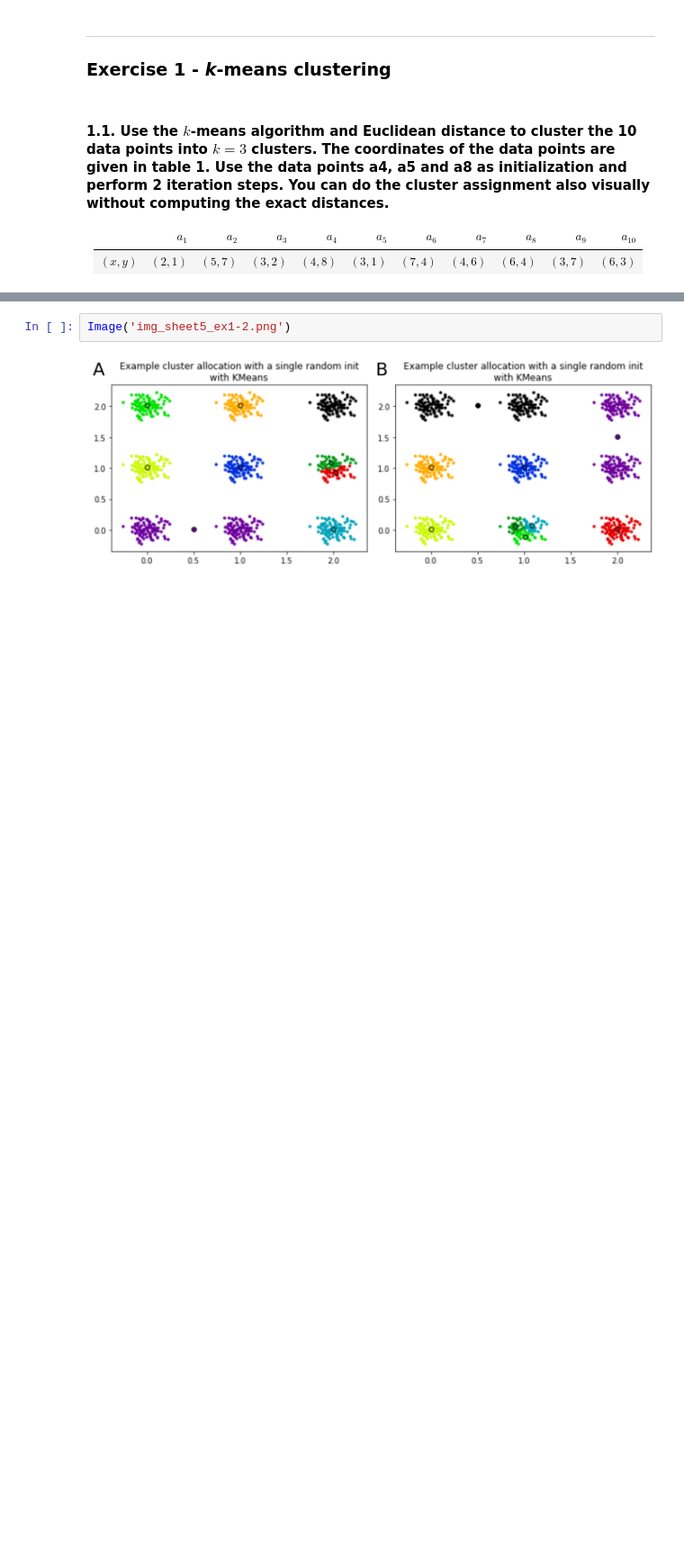
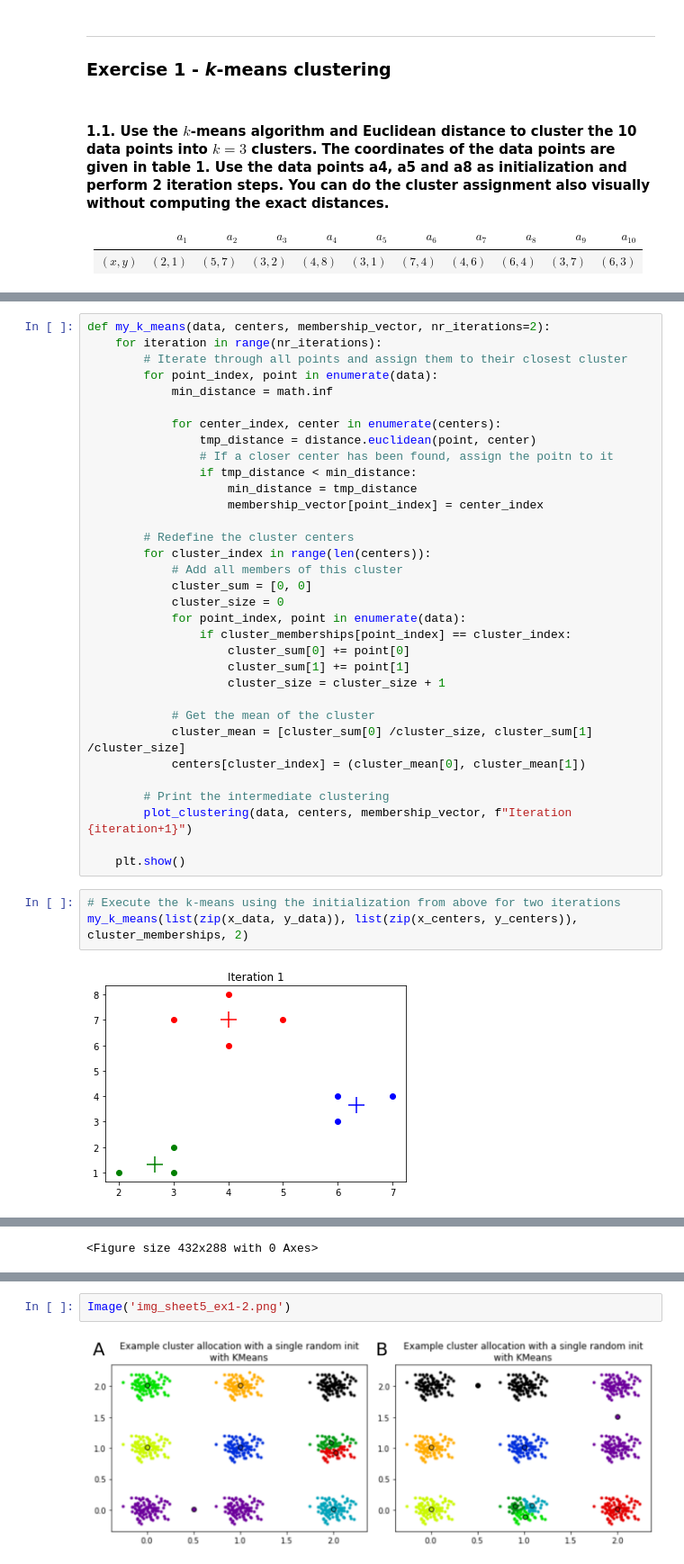
Before and after one commit to FabriceBeaumont/MA-INF_4216_Biomedical_DS_and_AI, a Jupyter notebook: Sheet5/Assignment5_Solutions.ipynb, the cells around one changed output, grey strips where cells are left out. Shown at 90% size. Drawn from its saved outputs; the diff is of its cells as text; blank space fills up the shorter version.

Commit message:
Solved 1.1 - 1.2 so far - including a k-means implementation

```diff
--- a/Sheet5/Assignment5_Solutions.ipynb
+++ b/Sheet5/Assignment5_Solutions.ipynb
@@ -47,0 +82,38 @@ And what is up with the strange exercise naming conventions like in Exercise 3 (
+# %%
+def my_k_means(data, centers, membership_vector, nr_iterations=2):
+    for iteration in range(nr_iterations):
+        # Iterate through all points and assign them to their closest cluster
+        for point_index, point in enumerate(data):
+            min_distance = math.inf
+
+            for center_index, center in enumerate(centers):
+                tmp_distance = distance.euclidean(point, center)
+                # If a closer center has been found, assign the poitn to it
+                if tmp_distance < min_distance:
+                    min_distance = tmp_distance
+                    membership_vector[point_index] = center_index
+
+        # Redefine the cluster centers
+        for cluster_index in range(len(centers)):
+            # Add all members of this cluster
+            cluster_sum = [0, 0]
+            cluster_size = 0
+            for point_index, point in enumerate(data):
+                if cluster_memberships[point_index] == cluster_index:
+                    cluster_sum[0] += point[0]
+                    cluster_sum[1] += point[1]
+                    cluster_size = cluster_size + 1
+
+            # Get the mean of the cluster
+            cluster_mean = [cluster_sum[0] /cluster_size, cluster_sum[1] /cluster_size]
+            centers[cluster_index] = (cluster_mean[0], cluster_mean[1])
+
+        # Print the intermediate clustering
+        plot_clustering(data, centers, membership_vector, f"Iteration {iteration+1}")
+
+    plt.show()
+# %%
+# Execute the k-means using the initialization from above for two iterations
+my_k_means(list(zip(x_data, y_data)), list(zip(x_centers, y_centers)), cluster_memberships, 2)
+# %% [output]
+[figure, added]
@@ -48 +121,2 @@ And what is up with the strange exercise naming conventions like in Exercise 3 (
+<Figure size 432x288 with 0 Axes>
 # %% [markdown]
```
Also changed, not shown: parts of 11 cells of this notebook.
